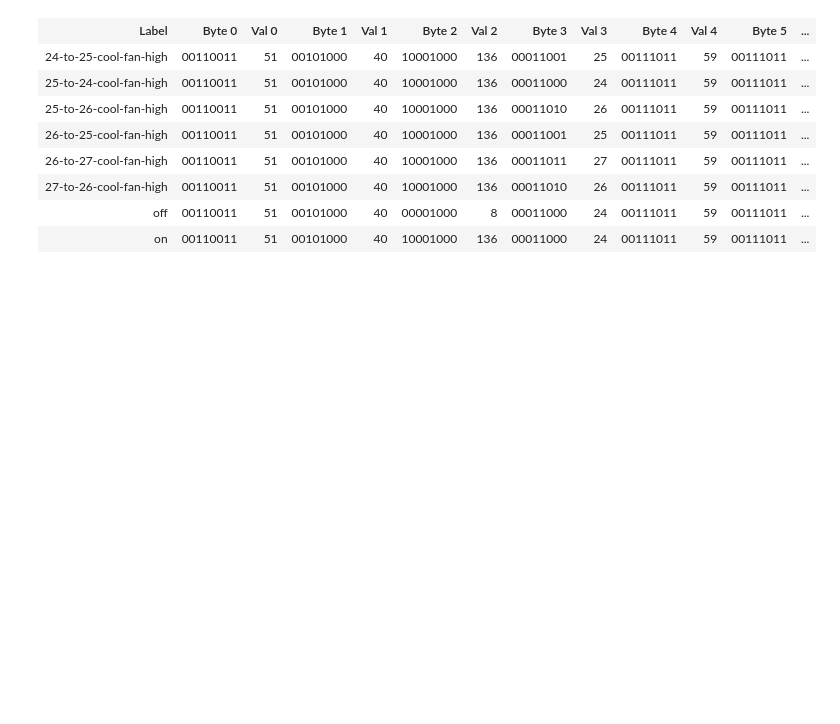
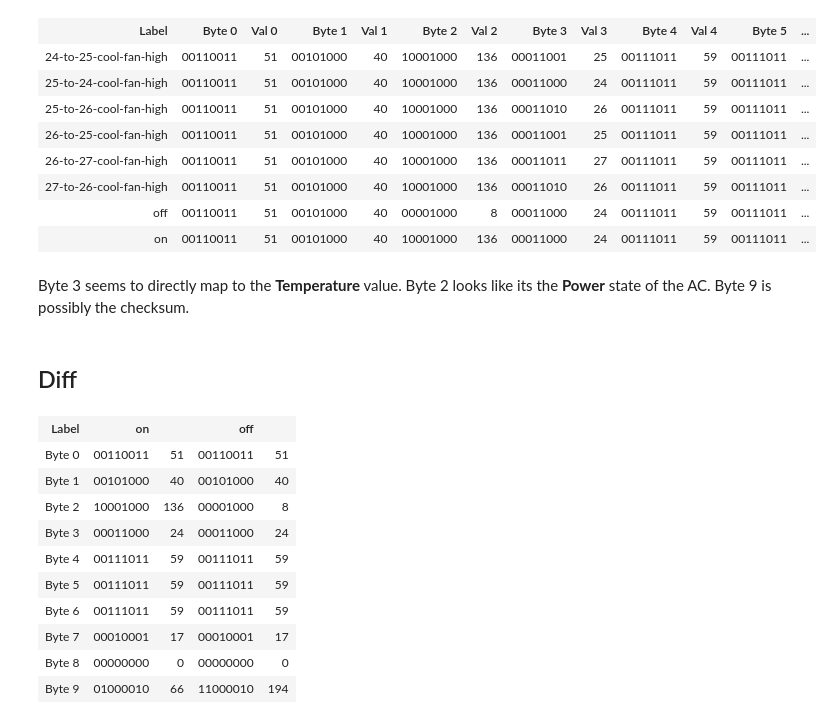
Before and after one commit to Shresht7/esphome-voltas-ac-climate-ir, a Jupyter notebook: protocol/notebook.ipynb, the cells around one changed output. Drawn from its saved outputs; the diff is of its cells as text; code cells hidden in the pictures; blank space fills up the shorter version.

Commit message:
Create `diff` function to highlight differences in two codes

```diff
--- a/protocol/notebook.ipynb
+++ b/protocol/notebook.ipynb
@@ -435,3 +435,49 @@ display(HTML(byte_comparision_table))
 | 27-to-26-cool-fan-high | 00110011 | 51 | 00101000 | 40 | 10001000 | 136 | 00011010 | 26 | 00111011 | 59 | 00111011 | ... |
 | off | 00110011 | 51 | 00101000 | 40 | 00001000 | 8 | 00011000 | 24 | 00111011 | 59 | 00111011 | ... |
 | on | 00110011 | 51 | 00101000 | 40 | 10001000 | 136 | 00011000 | 24 | 00111011 | 59 | 00111011 | ... |
+# %% [markdown]
+Byte 3 seems to directly map to the **Temperature** value. Byte 2 looks like its the **Power** state of the AC. Byte 9 is possibly the checksum.
+# %% [markdown]
+## Diff
+# %%
+def diff(label1: str, label2: str):
+    """Helper function to compare two pronto codes by their labels"""
+    code1 = get_code_by_label(label1)
+    code2 = get_code_by_label(label2)
+
+    if not code1 or not code2:
+        print(f"One or both labels not found: {label1}, {label2}")
+        return
+
+    diff_table = ""
+    diff_table += "<table>"
+    diff_table += f"<tr><th>Label</th><th>{label1}</th><th></th><th>{label2}</th><th></th></tr>"
+
+    for i in range(10):
+        byte1 = code1['bytes'][i]
+        byte2 = code2['bytes'][i]
+        val1 = code1['byteval'][i]
+        val2 = code2['byteval'][i]
+
+        if byte1 != byte2:
+            diff_table += f"<tr><td>Byte {i}</td><td style='background-color: #ffcccc'>{byte1}</td><td style='background-color: #ffcccc'>{val1}</td><td style='background-color: #ffcccc'>{byte2}</td><td style='background-color: #ffcccc'>{val2}</td></tr>"
+        else:
+            diff_table += f"<tr><td>Byte {i}</td><td>{byte1}</td><td>{val1}</td><td>{byte2}</td><td>{val2}</td></tr>"
+
+    diff_table += "</table>"
+
+    display(HTML(diff_table))
+# %%
+diff("on", "off")
+# %% [output]
+| Label | on |  | off |  |
+| Byte 0 | 00110011 | 51 | 00110011 | 51 |
+| Byte 1 | 00101000 | 40 | 00101000 | 40 |
+| Byte 2 | 10001000 | 136 | 00001000 | 8 |
+| Byte 3 | 00011000 | 24 | 00011000 | 24 |
+| Byte 4 | 00111011 | 59 | 00111011 | 59 |
+| Byte 5 | 00111011 | 59 | 00111011 | 59 |
+| Byte 6 | 00111011 | 59 | 00111011 | 59 |
+| Byte 7 | 00010001 | 17 | 00010001 | 17 |
+| Byte 8 | 00000000 | 0 | 00000000 | 0 |
+| Byte 9 | 01000010 | 66 | 11000010 | 194 |
```
Also changed, not shown: parts of 4 cells of this notebook.
